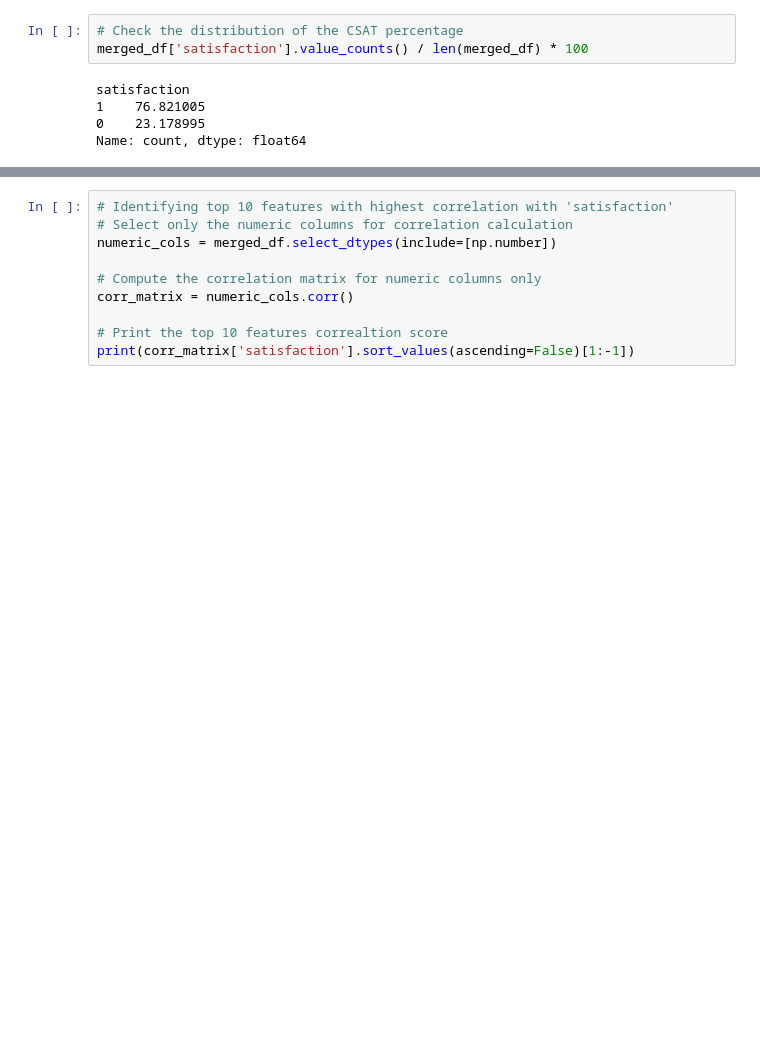
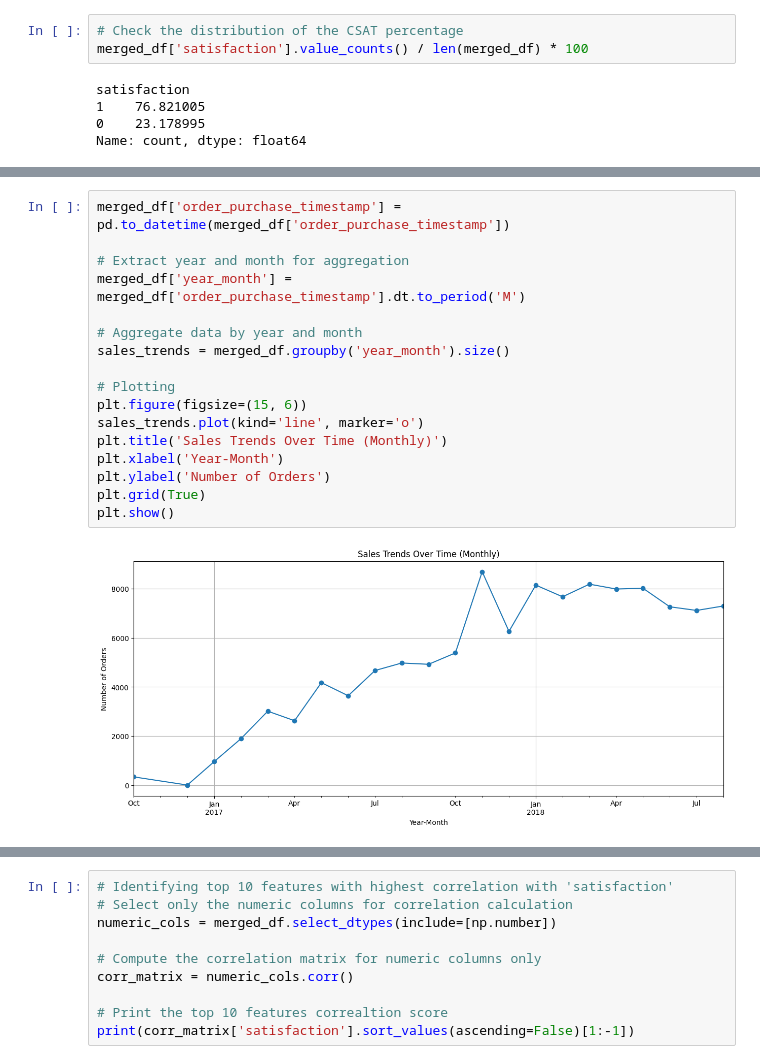
Before and after one commit to aryalkoshish/BDM2203_Final-Project, a Jupyter notebook: Project_Using_Power_BI_Sales.ipynb, the cells around one changed output, grey strips where cells are left out. Saved outputs shown, nothing was run; the diff lists cells and outputs as text; blank space fills up the shorter version.

```diff
--- a/Project_Using_Power_BI_Sales.ipynb
+++ b/Project_Using_Power_BI_Sales.ipynb
@@ -213,0 +226,19 @@ Name: count, dtype: float64
+# %%
+merged_df['order_purchase_timestamp'] = pd.to_datetime(merged_df['order_purchase_timestamp'])
+
+# Extract year and month for aggregation
+merged_df['year_month'] = merged_df['order_purchase_timestamp'].dt.to_period('M')
+
+# Aggregate data by year and month
+sales_trends = merged_df.groupby('year_month').size()
+
+# Plotting
+plt.figure(figsize=(15, 6))
+sales_trends.plot(kind='line', marker='o')
+plt.title('Sales Trends Over Time (Monthly)')
+plt.xlabel('Year-Month')
+plt.ylabel('Number of Orders')
+plt.grid(True)
+plt.show()
+# %% [output]
+[figure, added]
```
Also changed, not shown: parts of 7 cells of this notebook, 1 other file.
